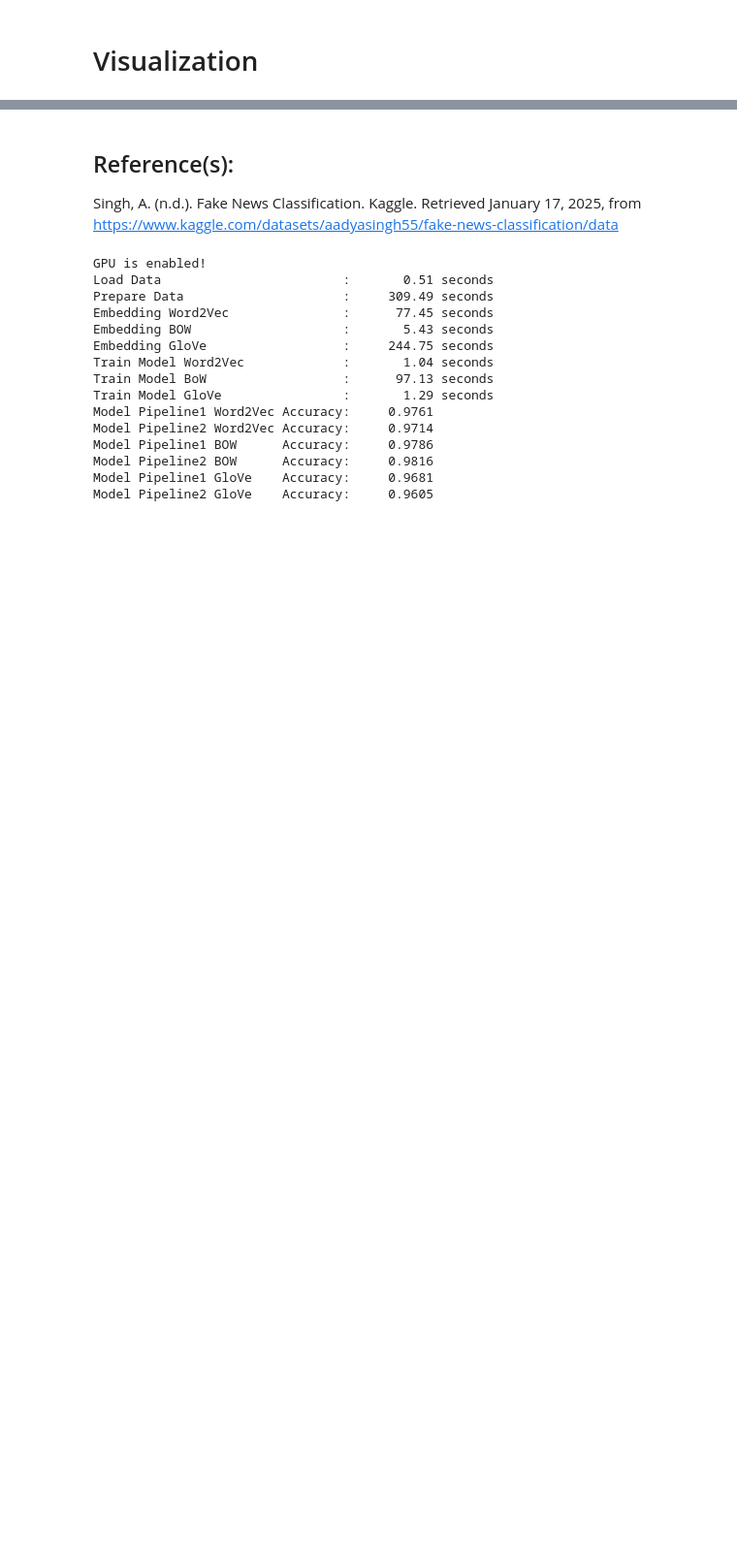
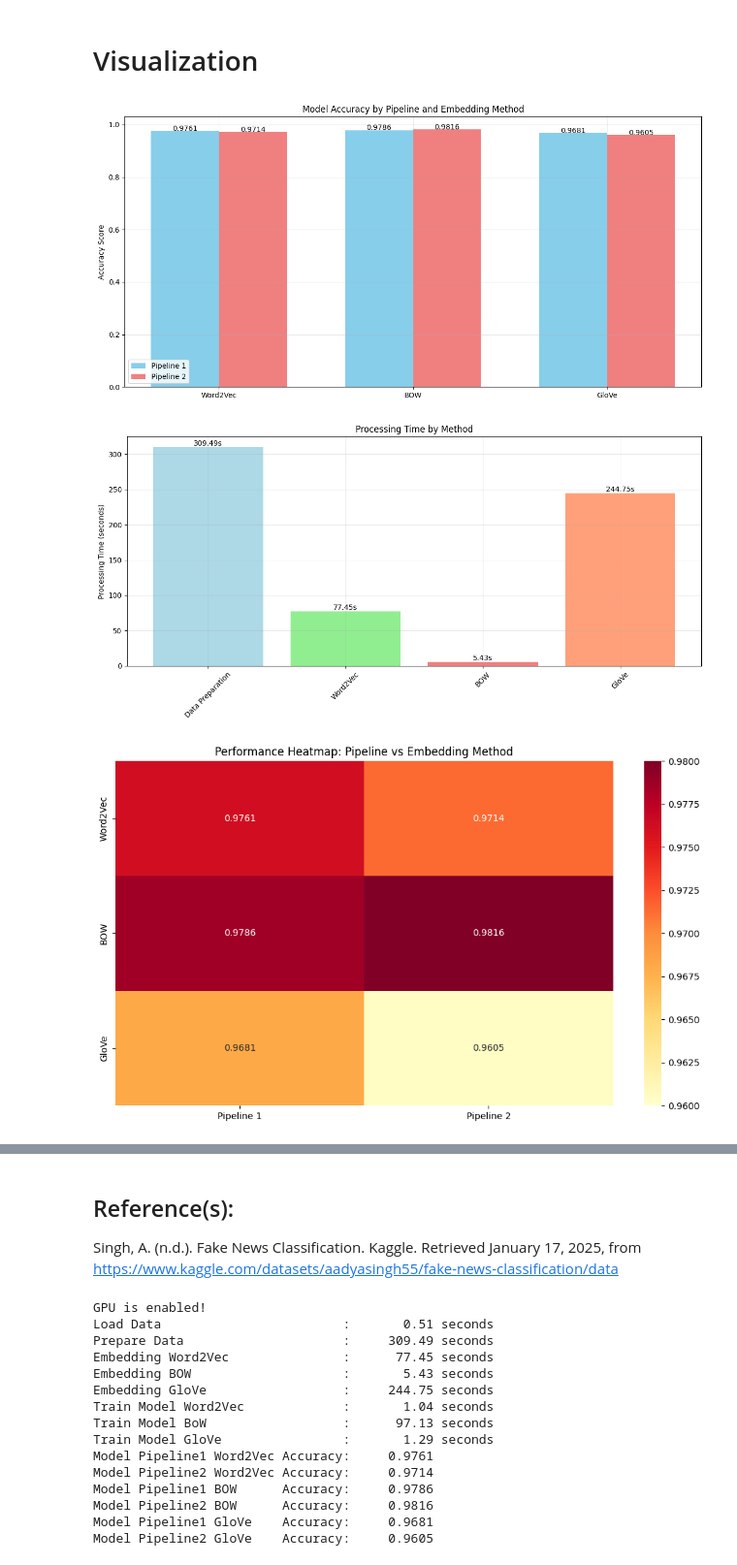
Before and after one commit to innozent/nlp_project1, a Jupyter notebook: Pholsomboon_1254311.ipynb, the cells around one changed output, grey strips where cells are left out. Shown at 97% size. Cells and saved outputs as stored; diff of their text form; code cells hidden in the pictures; blank space fills up the shorter version.

```diff
--- a/Pholsomboon_1254311.ipynb
+++ b/Pholsomboon_1254311.ipynb
@@ -98,4 +271,75 @@ nlp1, nlp2 = setup_pipeline()
 # %% [markdown]
 # Visualization
+# %%
+import matplotlib.pyplot as plt
+import seaborn as sns
+
+# Prepare data for plotting
+methods = ['Word2Vec', 'BOW', 'GloVe']
+pipeline1_scores = [0.9761, 0.9786, 0.9681]
+pipeline2_scores = [0.9714, 0.9816, 0.9605]
+
+# Create grouped bar plot
+plt.figure(figsize=(12, 6))
+x = np.arange(len(methods))
+width = 0.35
+
+plt.bar(x - width/2, pipeline1_scores, width, label='Pipeline 1', color='skyblue')
+plt.bar(x + width/2, pipeline2_scores, width, label='Pipeline 2', color='lightcoral')
+
+plt.ylabel('Accuracy Score')
+plt.title('Model Accuracy by Pipeline and Embedding Method')
+plt.xticks(x, methods)
+plt.legend()
+plt.grid(True, alpha=0.3)
+
+# Add value labels on top of bars
+for i, v in enumerate(pipeline1_scores):
+    plt.text(i - width/2, v + 0.001, f'{v:.4f}', ha='center')
+for i, v in enumerate(pipeline2_scores):
+    plt.text(i + width/2, v + 0.001, f'{v:.4f}', ha='center')
+
+plt.tight_layout()
+plt.show()
+
+# Prepare timing data
+methods = ['Data Preparation', 'Word2Vec', 'BOW', 'GloVe']
+times = [309.49, 77.45, 5.43, 244.75]
+
+plt.figure(figsize=(12, 6))
+bars = plt.bar(methods, times, color=['lightblue', 'lightgreen', 'lightcoral', 'lightsalmon'])
+plt.ylabel('Processing Time (seconds)')
+plt.title('Processing Time by Method')
+plt.xticks(rotation=45)
+
+# Add value labels on top of bars
+for bar in bars:
+    height = bar.get_height()
+    plt.text(bar.get_x() + bar.get_width()/2., height,
+             f'{height:.2f}s',
+             ha='center', va='bottom')
+
+plt.grid(True, alpha=0.3)
+plt.tight_layout()
+plt.show()
+
+# Create heatmap data
+performance_data = {
+    'Pipeline 1': pipeline1_scores,
+    'Pipeline 2': pipeline2_scores
+}
+df_heatmap = pd.DataFrame(performance_data, index=methods[1:])
+
+
+plt.figure(figsize=(10, 6))
+sns.heatmap(df_heatmap, annot=True, fmt='.4f', cmap='YlOrRd',
+            center=0.97, vmin=0.96, vmax=0.98)
+plt.title('Performance Heatmap: Pipeline vs Embedding Method')
+plt.tight_layout()
+plt.show()
+# %% [output]
+[figure, added]
+[figure, added]
+[figure, added]
 # %% [markdown]
 # Report
```
Also changed, not shown: parts of 8 cells of this notebook, 2 other files.
